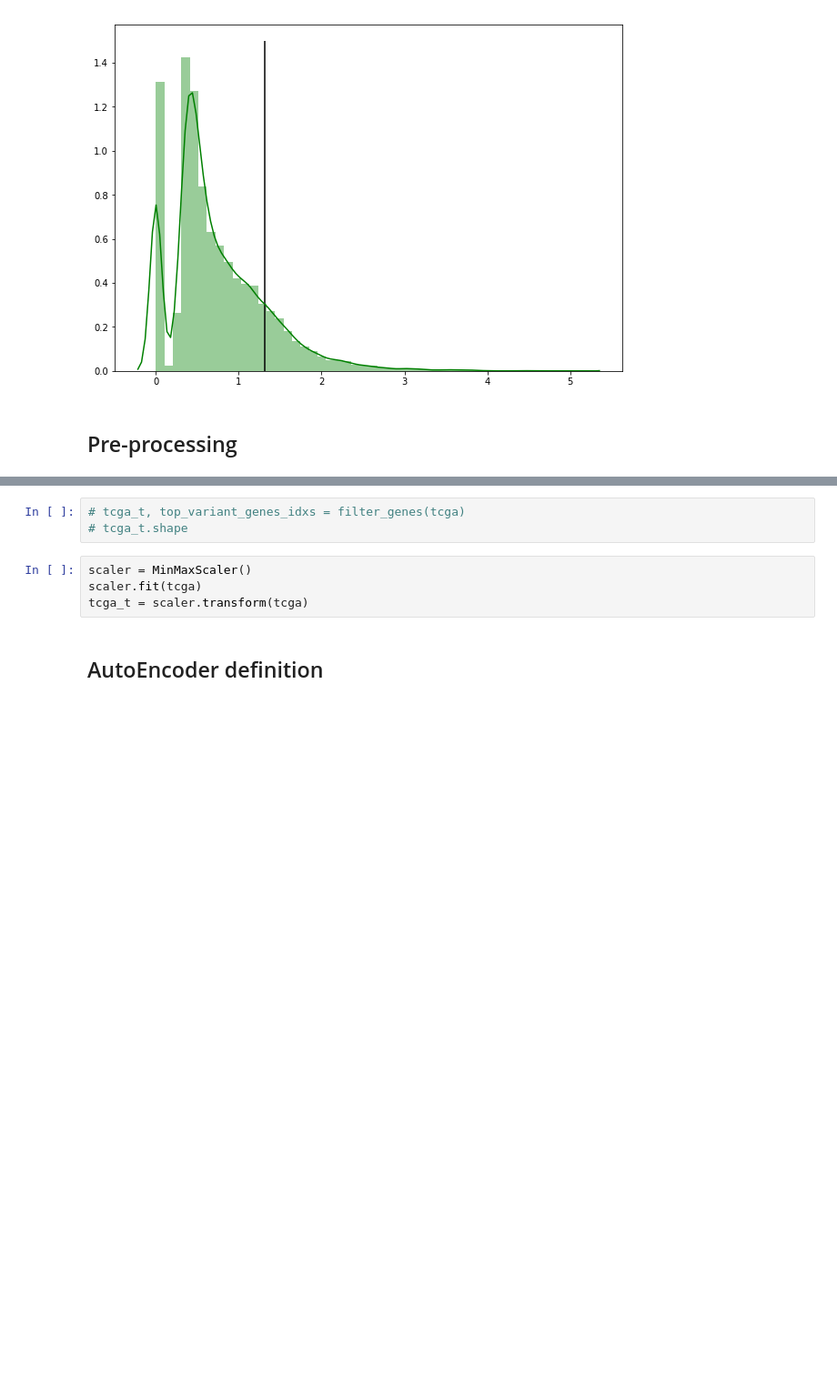
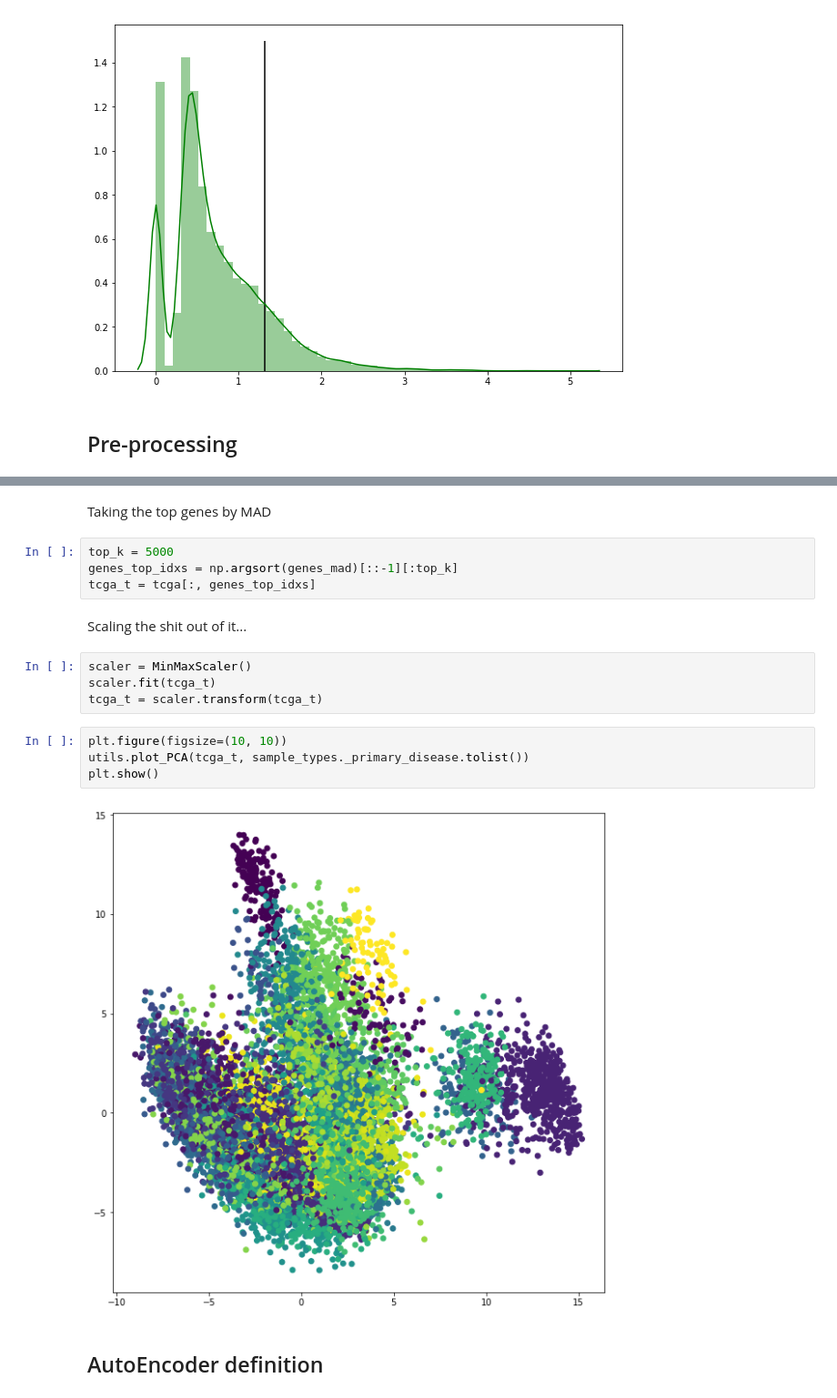
Before and after one commit to harel-coffee/cancer_classification-auto, a Jupyter notebook: staging/TCGA_AE.ipynb, the cells around one changed output, grey strips where cells are left out. Shown at 91% size. Cells and saved outputs as stored; diff of their text form; blank space fills up the shorter version.

```diff
--- a/staging/TCGA_AE.ipynb
+++ b/staging/TCGA_AE.ipynb
@@ -221,10 +224,21 @@ def pre_process(X, top_k=5000):
-# %%
-# tcga_t, top_variant_genes_idxs = filter_genes(tcga)
-# tcga_t.shape
+# %% [markdown]
+Taking the top genes by MAD
+# %%
+top_k = 5000
+genes_top_idxs = np.argsort(genes_mad)[::-1][:top_k]
+tcga_t = tcga[:, genes_top_idxs]
+# %% [markdown]
+Scaling the shit out of it...
 # %%
 scaler = MinMaxScaler()
-scaler.fit(tcga)
-tcga_t = scaler.transform(tcga)
+scaler.fit(tcga_t)
+tcga_t = scaler.transform(tcga_t)
+# %%
+plt.figure(figsize=(10, 10))
+utils.plot_PCA(tcga_t, sample_types._primary_disease.tolist())
+plt.show()
+# %% [output]
+[figure, added]
 # %% [markdown]
 ## AutoEncoder definition
 # %%
```
Also changed, not shown: parts of 26 cells of this notebook.
